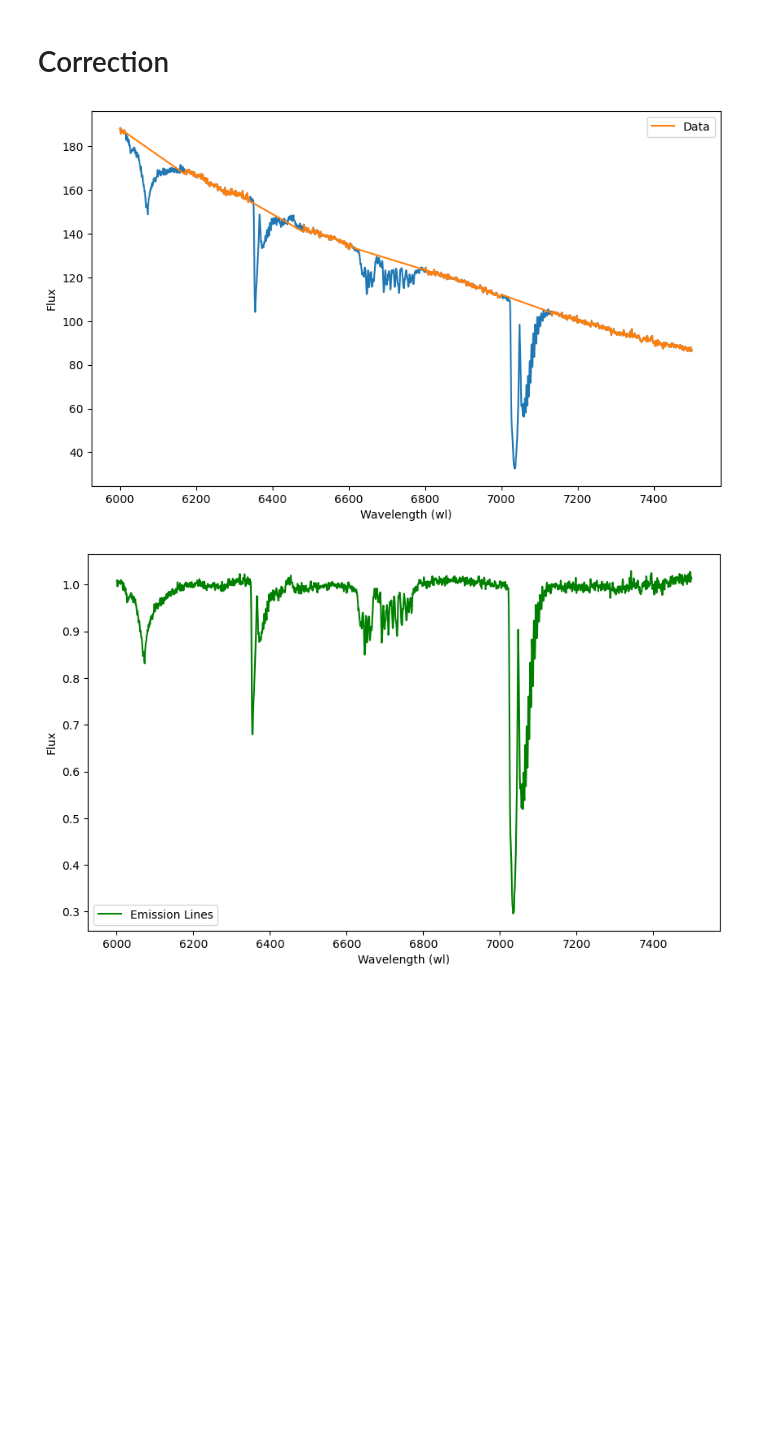
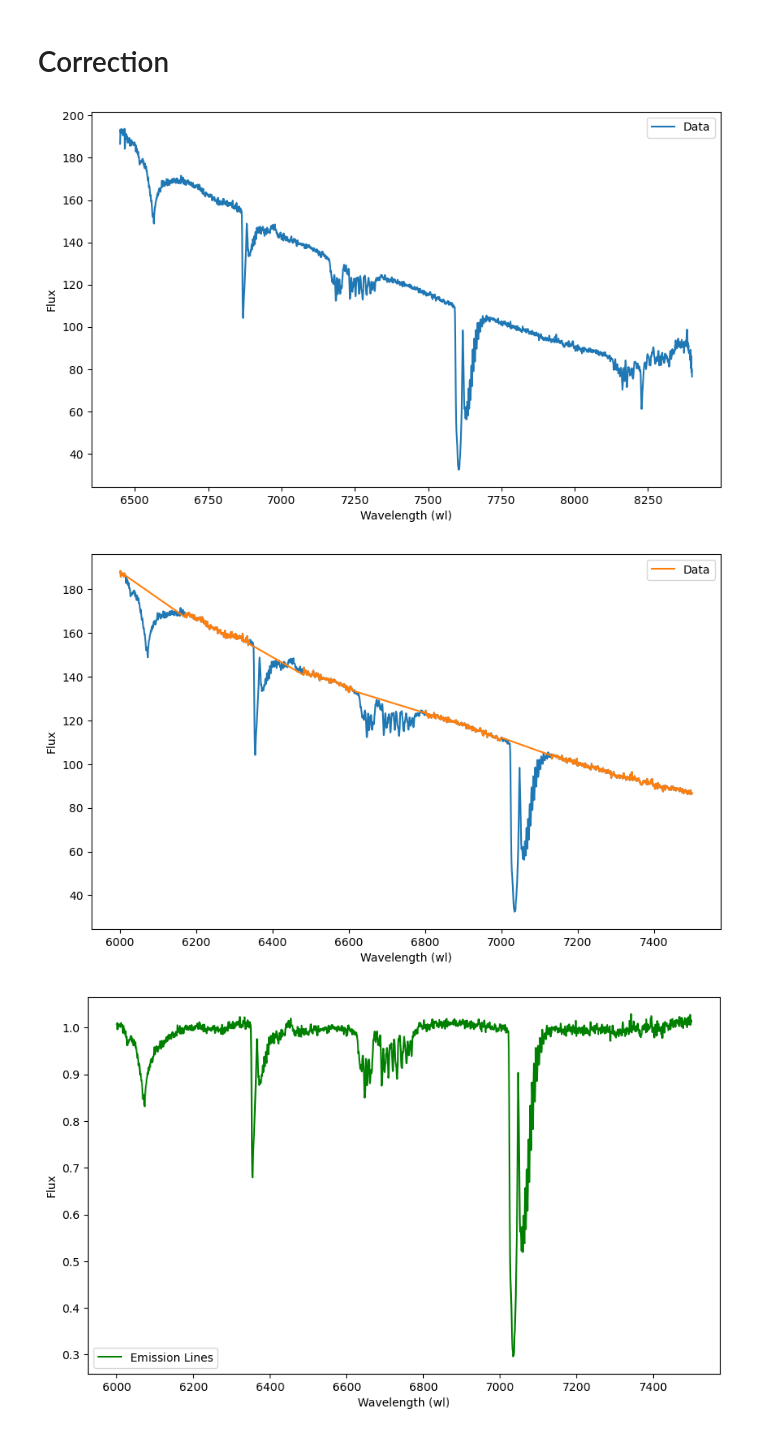
Before and after one commit to seratsaad/ticktock, a Jupyter notebook: Spectral Decomposition - Optical - Halpha.ipynb, the cells around one changed output. Drawn from its saved outputs; the diff is of its cells as text; code cells hidden in the pictures; blank space fills up the shorter version.

```diff
--- a/Spectral Decomposition - Optical - Halpha.ipynb
+++ b/Spectral Decomposition - Optical - Halpha.ipynb
@@ -76,10 +76,20 @@ hdr = hdul[0].header
 z = 0.081
 
 wl = data[0]
-wl = wl/(1+z)
+wl = wl
 flux = data[1] *(10**16)
 err = data[2]
 
+plt.figure(figsize=(10, 6))
+plt.plot(wl, flux, label='Data')  # Original data
+
+#plt.plot(wl_fit, flux_fit-flux_o, label='Best fit curve')  # Fitted curve
+plt.xlabel('Wavelength (wl)')
+plt.ylabel('Flux')
+plt.legend()
+plt.show()
+
+wl = wl/(1+z)
 mask0 = np.where((wl>6000) & (wl < 7500))
 wl_o = wl[mask0]
 flux_o = flux[mask0]
@@ -89,34 +99,35 @@ mask1 = np.where((wl_o < 6015) | (wl_o > 6170))
 wl = wl_o[mask1]
 flux = flux_o[mask1]
 err = err_o[mask1]
 
 mask2 = np.where((wl < 6340) | (wl > 6480))
 wl = wl[mask2]
 flux = flux[mask2]
 err = err[mask2]
 
 mask3 = np.where((wl < 6610) | (wl > 6800))
 wl = wl[mask3]
 flux = flux[mask3]
 err = err[mask3]
 
 
 mask4 = np.where((wl < 7000) | (wl > 7130))
 wl = wl[mask4]
 flux = flux[mask4]
 err = err[mask4]
 
 plt.figure(figsize=(10, 6))
 plt.plot(wl_o, flux_o)
 plt.plot(wl, flux, label='Data')  # Original data
 
 #plt.plot(wl_fit, flux_fit-flux_o, label='Best fit curve')  # Fitted curve
 plt.xlabel('Wavelength (wl)')
 plt.ylabel('Flux')
 plt.legend()
 plt.show()
 # %% [output]
-[figure, old version]
+[figure, new version]
+[figure, added]
 # %%
 degree = 3
 coefficients = np.polyfit(wl, flux, degree)
```
Also changed, not shown: parts of 3 cells of this notebook.
